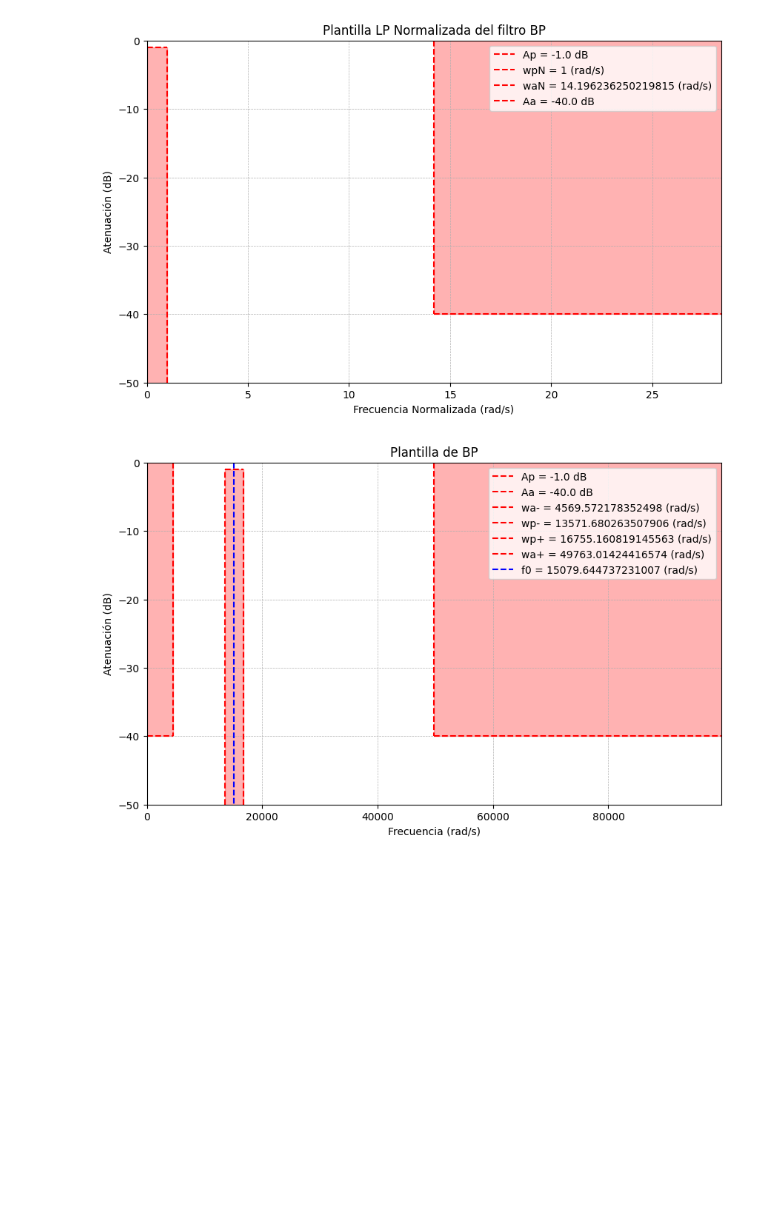
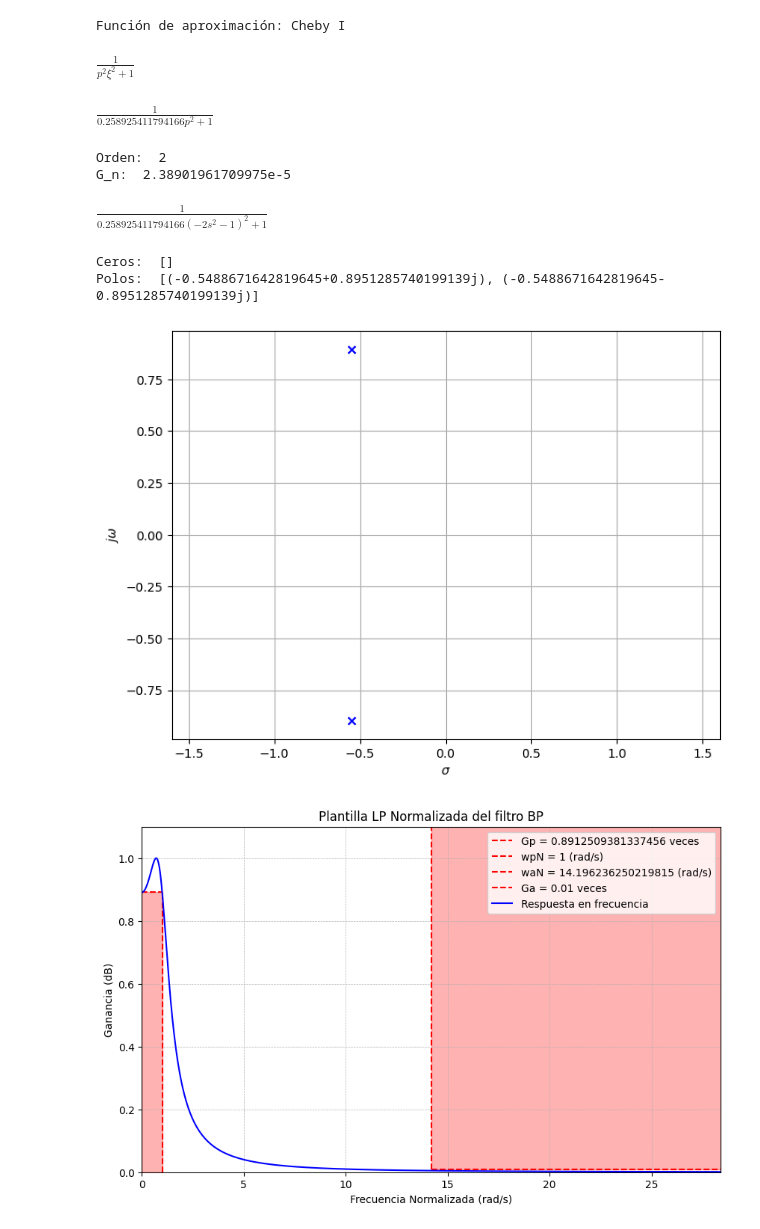
Before and after one commit to ramibelsito/Simulador-De-Filtros-Activos, a Jupyter notebook: Punto1.ipynb, the cells around one changed output. Drawn from its saved outputs; the diff is of its cells as text; code cells hidden in the pictures; blank space fills up the shorter version.

Commit message:
Funcion Butterworth y Chebyshev 1 implementadas

```diff
--- a/Punto1.ipynb
+++ b/Punto1.ipynb
@@ -468,8 +557,24 @@ $\displaystyle \frac{1}{0.258925411794166 s^{2} + 1}$
 # %%
+filtro.obtenerFuncAprox()
+print(f"Función de aproximación: {filtro.funcionDeAprox}")
+if filtro.funcionDeAprox == "Butter":
+    H = funcionDeAproximacionButter(filtro)
+elif filtro.funcionDeAprox == "Cheby I":
+    H = funcionDeAproximacionChebyshev1(filtro)
+elif filtro.funcionDeAprox == "Cheby II":
+    print("Chebyshev II no implementado")
 
-filtro.plotPlantillaNormalizada()
 
+filtro.plotPlantillaNormalizada(H)
 filtro.plotPlantillaArbitraria()
 # %% [output]
+Función de aproximación: Cheby I
+$\displaystyle \frac{1}{p^{2} \xi^{2} + 1}$
+$\displaystyle \frac{1}{0.258925411794166 p^{2} + 1}$
+Orden:  2
+G_n:  2.38901961709975e-5
+$\displaystyle \frac{1}{0.258925411794166 \left(- 2 s^{2} - 1\right)^{2} + 1}$
+Ceros:  []
+Polos:  [(-0.5488671642819645+0.8951285740199139j), (-0.5488671642819645-0.8951285740199139j)]
-[figure, old version]
+[figure, new version]
-[figure, old version]
+[figure, new version]
```
Also changed, not shown: parts of 4 cells of this notebook.
